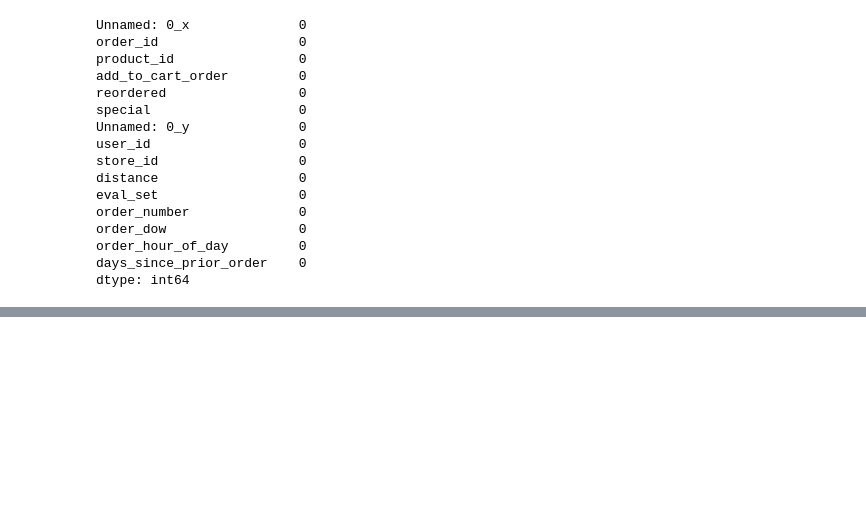
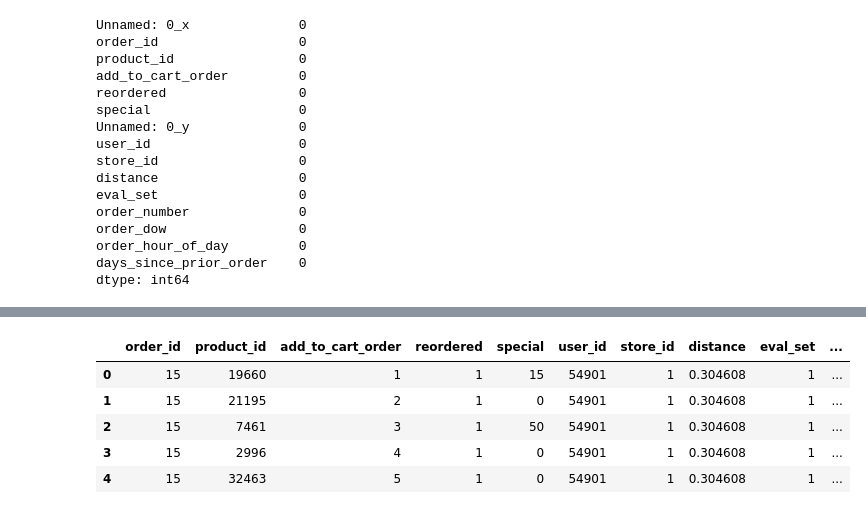
Before and after one commit to ireydiak/fraud_detection, a Jupyter notebook: TP2/Wanlin/preprocessing.ipynb, the cells around one changed output, grey strips where cells are left out. Saved outputs shown, nothing was run; the diff lists cells and outputs as text; code cells hidden in the pictures; blank space fills up the shorter version.

```diff
--- a/TP2/Wanlin/preprocessing.ipynb
+++ b/TP2/Wanlin/preprocessing.ipynb
@@ -98,0 +125,11 @@ df_merge.shape
+# %%
+df_merge['eval_set']= df_merge['eval_set'].astype('category')
+df_merge['eval_set']= df_merge['eval_set'].cat.codes + 1
+df_merge.head()
+# %% [output]
+|  | order_id | product_id | add_to_cart_order | reordered | special | user_id | store_id | distance | eval_set | ... |
+| 0 | 15 | 19660 | 1 | 1 | 15 | 54901 | 1 | 0.304608 | 1 | ... |
+| 1 | 15 | 21195 | 2 | 1 | 0 | 54901 | 1 | 0.304608 | 1 | ... |
+| 2 | 15 | 7461 | 3 | 1 | 50 | 54901 | 1 | 0.304608 | 1 | ... |
+| 3 | 15 | 2996 | 4 | 1 | 0 | 54901 | 1 | 0.304608 | 1 | ... |
+| 4 | 15 | 32463 | 5 | 1 | 0 | 54901 | 1 | 0.304608 | 1 | ... |
```
Also changed, not shown: parts of 32 cells of this notebook, 3 other files.
